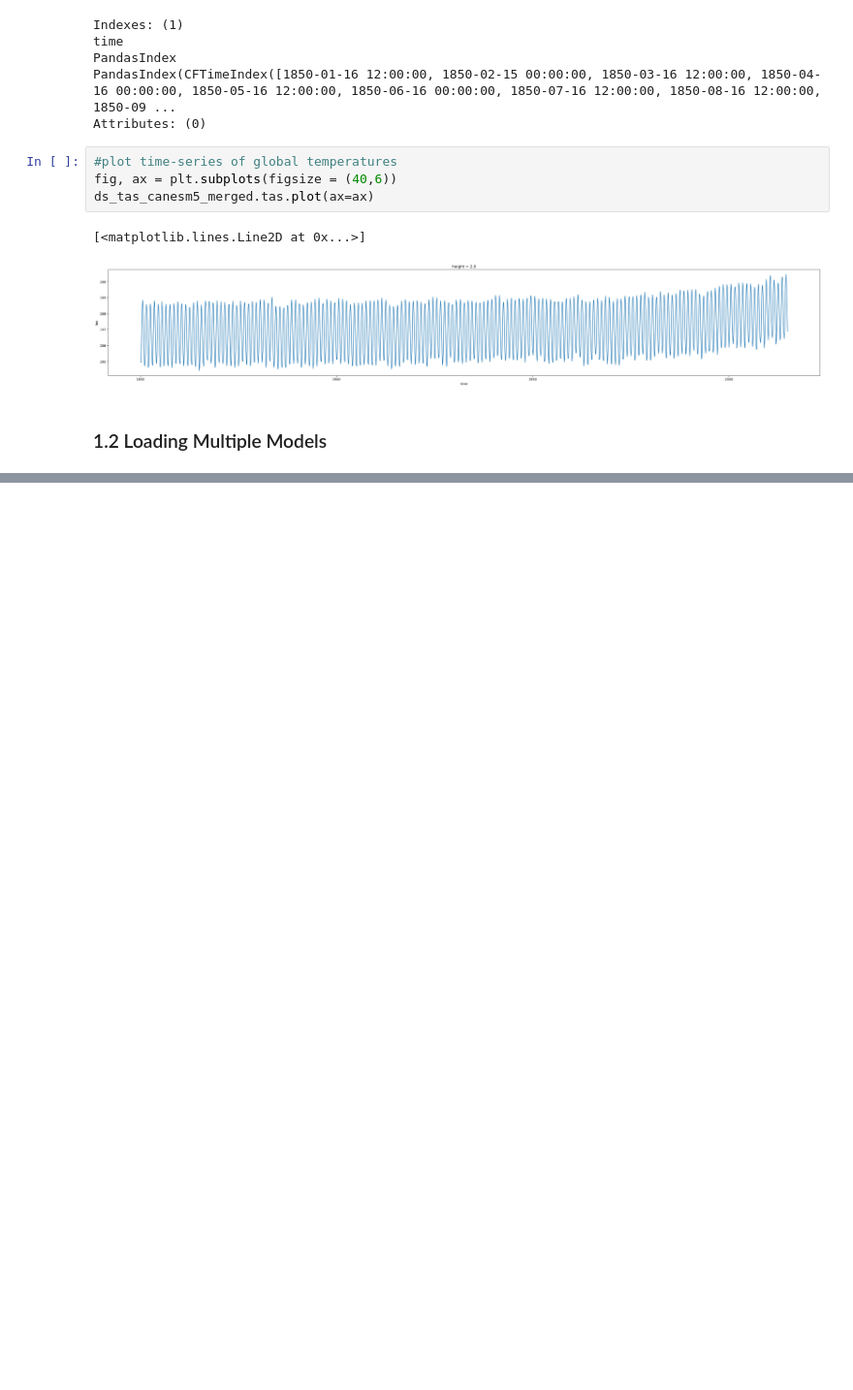
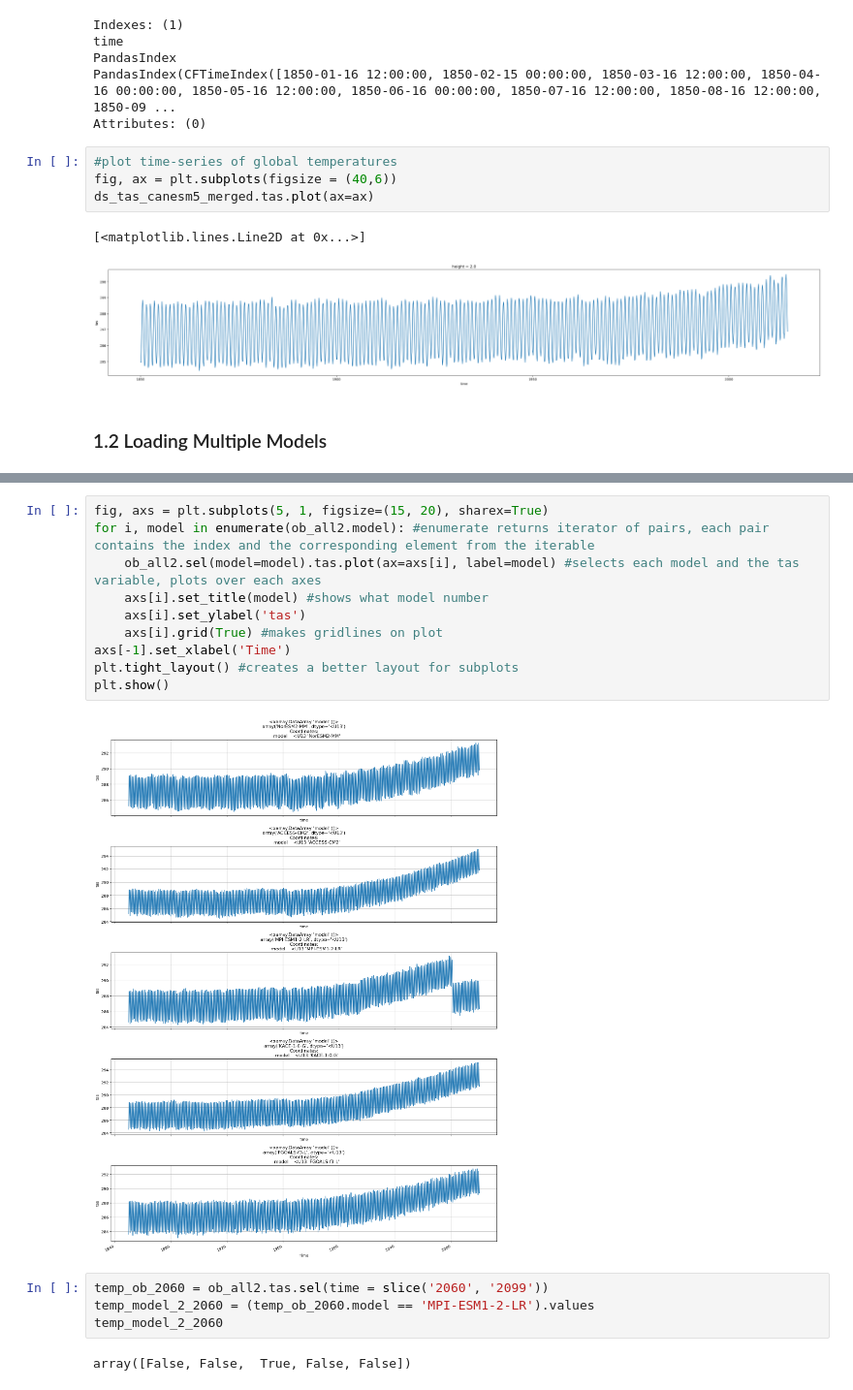
Before and after one commit to jinnayoon/cmip6-tempchangeproj, a Jupyter notebook: research_notebook.ipynb, the cells around one changed output, grey strips where cells are left out. Shown at 97% size. Cells and saved outputs as stored; diff of their text form; blank space fills up the shorter version.

```diff
--- a/research_notebook.ipynb
+++ b/research_notebook.ipynb
@@ -225,0 +350,18 @@ TypeError: objects must be an iterable containing only Dataset(s), DataArray(s),
+# %%
+fig, axs = plt.subplots(5, 1, figsize=(15, 20), sharex=True)
+for i, model in enumerate(ob_all2.model): #enumerate returns iterator of pairs, each pair contains the index and the corresponding element from the iterable
+    ob_all2.sel(model=model).tas.plot(ax=axs[i], label=model) #selects each model and the tas variable, plots over each axes
+    axs[i].set_title(model) #shows what model number
+    axs[i].set_ylabel('tas')
+    axs[i].grid(True) #makes gridlines on plot
+axs[-1].set_xlabel('Time')
+plt.tight_layout() #creates a better layout for subplots
+plt.show()
+# %% [output]
+[figure, added]
+# %%
+temp_ob_2060 = ob_all2.tas.sel(time = slice('2060', '2099'))
+temp_model_2_2060 = (temp_ob_2060.model == 'MPI-ESM1-2-LR').values
+temp_model_2_2060
+# %% [output]
+array([False, False,  True, False, False])
```
Also changed, not shown: parts of 15 cells of this notebook.
